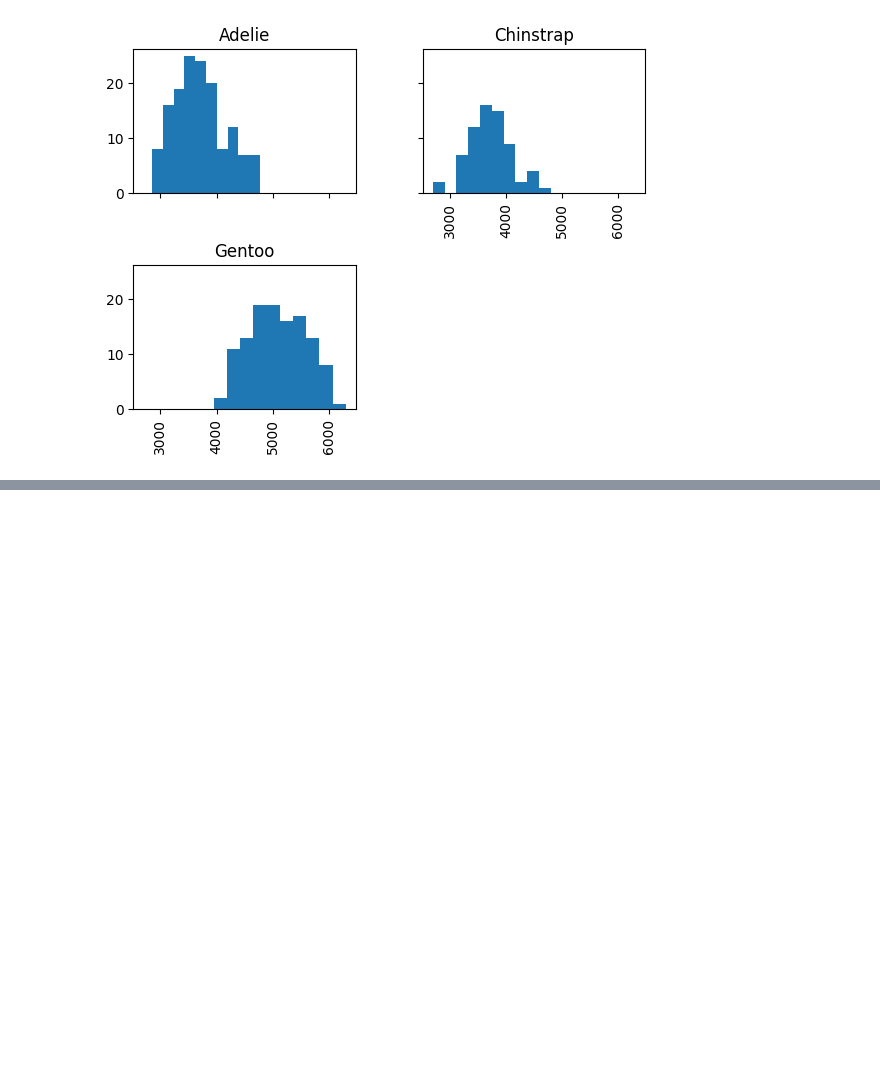
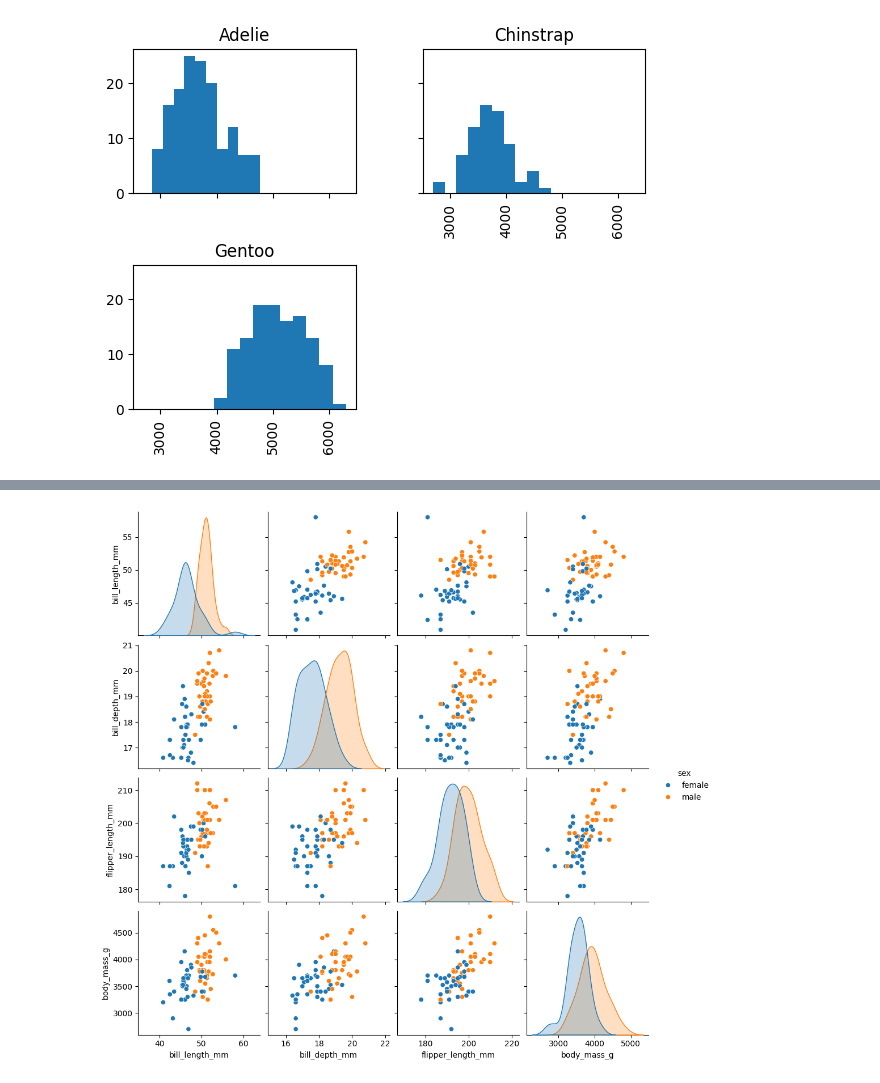
Before and after one commit to rodri-iot/pinguinos_palmer, a Jupyter notebook: Lesson_6.ipynb, the cells around one changed output, grey strips where cells are left out. Saved outputs shown, nothing was run; the diff lists cells and outputs as text; code cells hidden in the pictures; blank space fills up the shorter version.

```diff
--- a/Lesson_6.ipynb
+++ b/Lesson_6.ipynb
@@ -200,0 +203,5 @@ fig.show()
+# %%
+sns.pairplot(data=df[df['species'] == 'Chinstrap'], hue='sex')
+plt.show()
+# %% [output]
+[figure, added]
```
Also changed, not shown: parts of 8 cells of this notebook.
